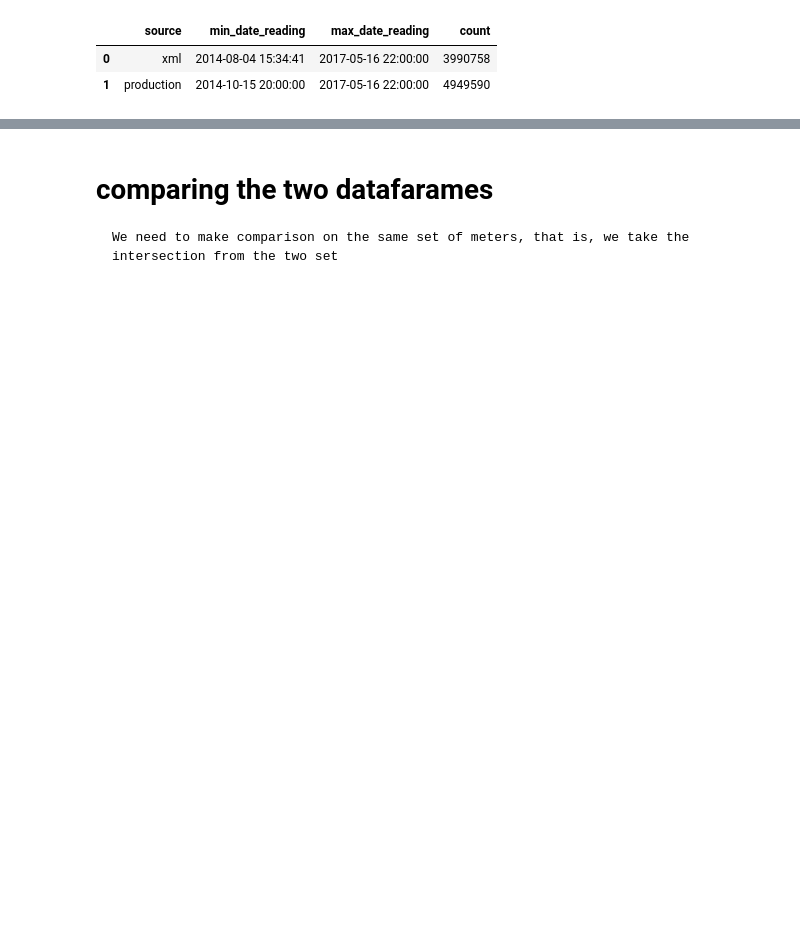
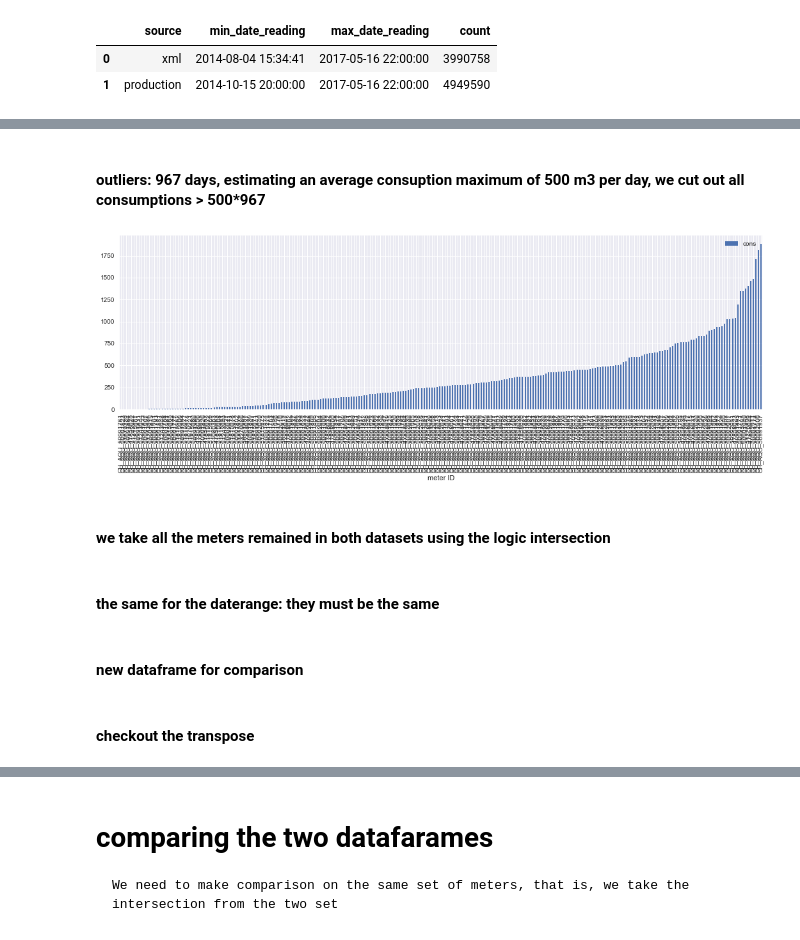
Before and after one commit to corradovaleri/averages, a Jupyter notebook: SmartH2O consumptions analysis.ipynb, the cells around one changed output, grey strips where cells are left out. Saved outputs shown, nothing was run; the diff lists cells and outputs as text; code cells hidden in the pictures; blank space fills up the shorter version.

```diff
--- a/SmartH2O consumptions analysis.ipynb
+++ b/SmartH2O consumptions analysis.ipynb
@@ -104,0 +124,10 @@ df = pd.read_excel('D:/workspace/SmartH2O/python/reimported_users_not_on_platfor
+# %% [markdown]
+#### outliers: 967 days, estimating an average consuption maximum of 500 m3 per day, we cut out all consumptions > 500*967
+# %%
+max_cons = 500*967
+xml = xml.drop(xml[xml.cons > max_cons].index)
+xml.plot.bar();
+# %% [output]
+[figure, added]
+# %% [markdown]
+#### we take all the meters remained in both datasets using the logic intersection
@@ -104,0 +138,2 @@ df = pd.read_excel('D:/workspace/SmartH2O/python/reimported_users_not_on_platfor
+# %% [markdown]
+#### the same for the daterange: they must be the same
@@ -104,0 +145,2 @@ df = pd.read_excel('D:/workspace/SmartH2O/python/reimported_users_not_on_platfor
+# %% [markdown]
+#### new dataframe for comparison
@@ -104,0 +157,2 @@ df = pd.read_excel('D:/workspace/SmartH2O/python/reimported_users_not_on_platfor
+# %% [markdown]
+#### checkout the transpose
```
Also changed, not shown: parts of 82 cells of this notebook, 4 other files.
